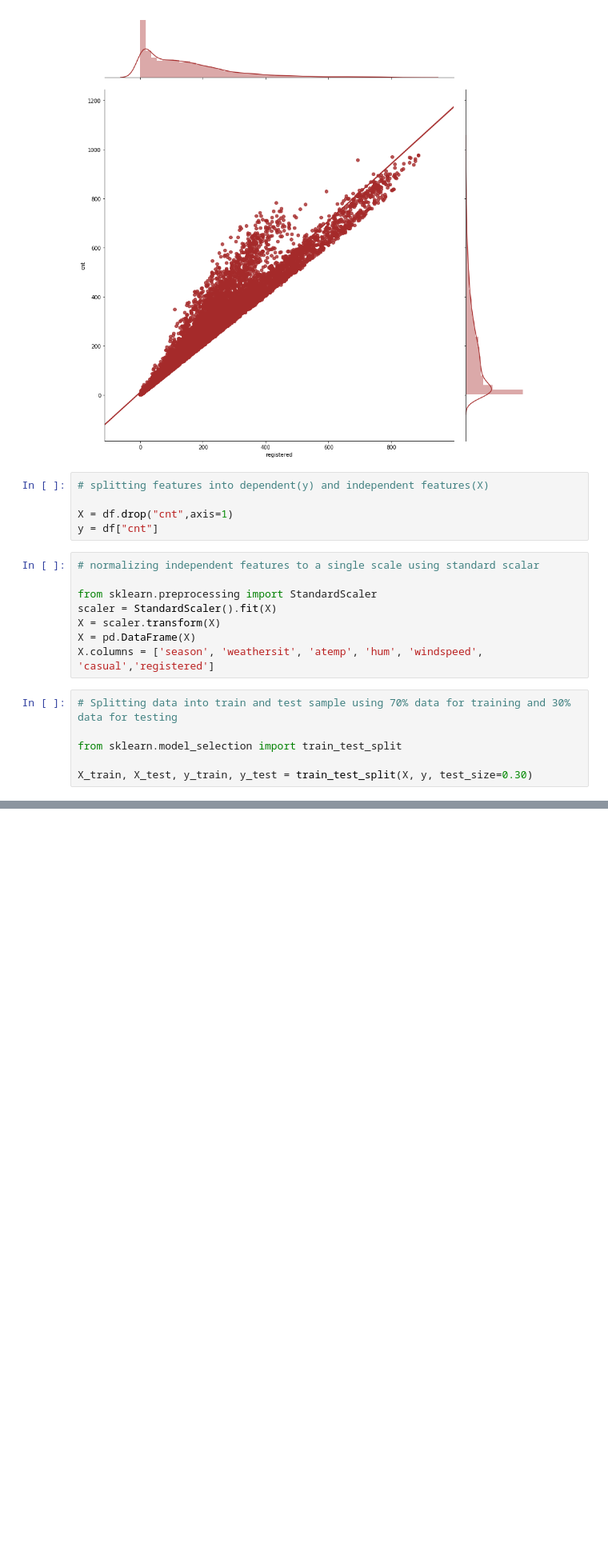
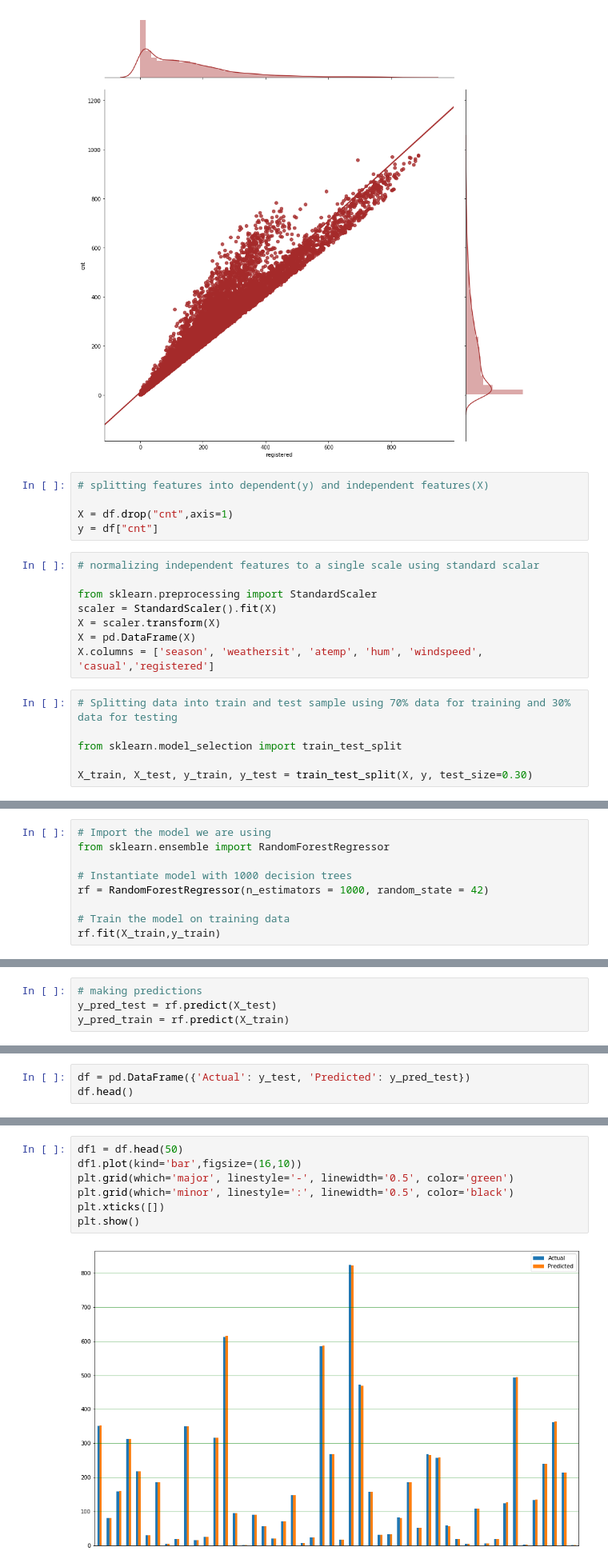
Before and after one commit to sabasajjadi/Bikeshare, a Jupyter notebook: Notebooks/Bikeshare.ipynb, the cells around one changed output, grey strips where cells are left out. Shown at 80% size. Cells and saved outputs as stored; diff of their text form; blank space fills up the shorter version.

```diff
--- a/Notebooks/Bikeshare.ipynb
+++ b/Notebooks/Bikeshare.ipynb
@@ -152,0 +216,9 @@ X_train, X_test, y_train, y_test = train_test_split(X, y, test_size=0.30)
+# %%
+# Import the model we are using
+from sklearn.ensemble import RandomForestRegressor
+
+# Instantiate model with 1000 decision trees
+rf = RandomForestRegressor(n_estimators = 1000, random_state = 42)
+
+# Train the model on training data
+rf.fit(X_train,y_train)
@@ -152,0 +233,4 @@ X_train, X_test, y_train, y_test = train_test_split(X, y, test_size=0.30)
+# %%
+# making predictions
+y_pred_test = rf.predict(X_test)
+y_pred_train = rf.predict(X_train)
@@ -152,0 +247,3 @@ X_train, X_test, y_train, y_test = train_test_split(X, y, test_size=0.30)
+# %%
+df = pd.DataFrame({'Actual': y_test, 'Predicted': y_pred_test})
+df.head()
@@ -152,0 +257,9 @@ X_train, X_test, y_train, y_test = train_test_split(X, y, test_size=0.30)
+# %%
+df1 = df.head(50)
+df1.plot(kind='bar',figsize=(16,10))
+plt.grid(which='major', linestyle='-', linewidth='0.5', color='green')
+plt.grid(which='minor', linestyle=':', linewidth='0.5', color='black')
+plt.xticks([])
+plt.show()
+# %% [output]
+[figure, added]
```
Also changed, not shown: parts of 15 cells of this notebook.
